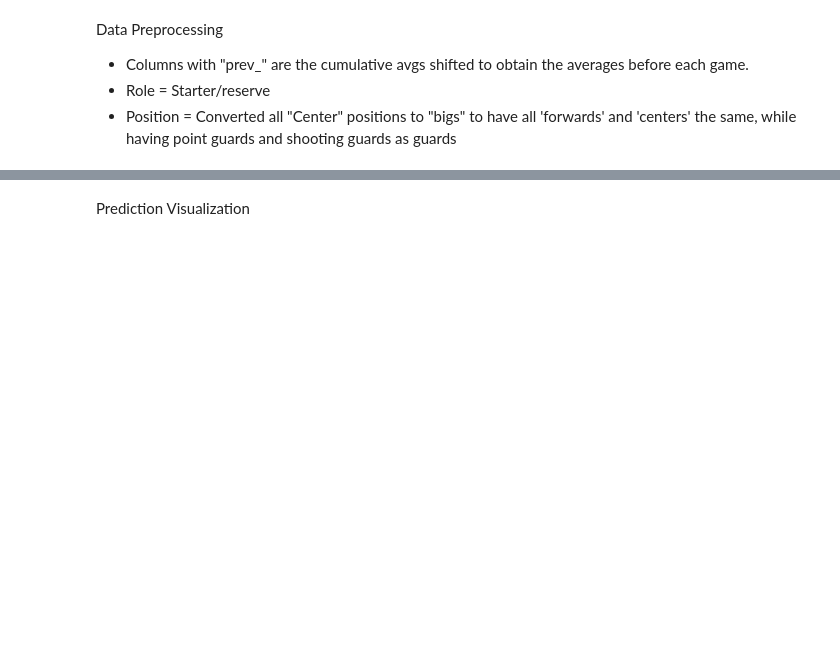
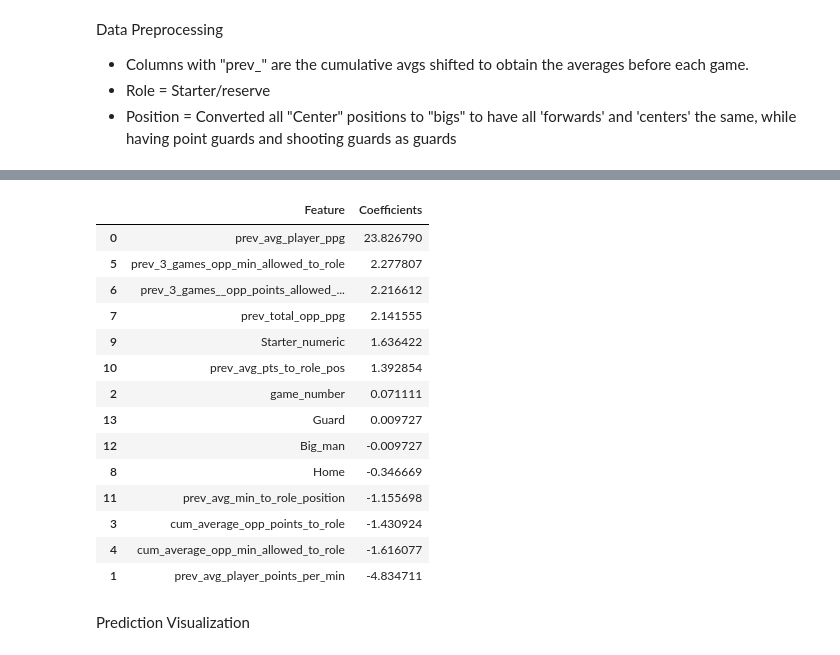
Before and after one commit to btatkinson/NCAA-basketball-Capstone, a Jupyter notebook: notebooks/models/Game_log_points_model.ipynb, the cells around one changed output, grey strips where cells are left out. Cells and saved outputs as stored; diff of their text form; code cells hidden in the pictures; blank space fills up the shorter version.

Commit message:
Added Linear Regression Coefficients For Features

```diff
--- a/notebooks/models/Game_log_points_model.ipynb
+++ b/notebooks/models/Game_log_points_model.ipynb
@@ -131,3 +131,22 @@ Mean Absolute Error: 3.8515258948587414
+# %%
+### Linear Regression Coefficients
+pd.DataFrame({"Feature":list(X_train.columns),"Coefficients":linear_reg.coef_}).sort_values(by='Coefficients',ascending= False)
+# %% [output]
+|  | Feature | Coefficients |
+| 0 | prev_avg_player_ppg | 23.826790 |
+| 5 | prev_3_games_opp_min_allowed_to_role | 2.277807 |
+| 6 | prev_3_games__opp_points_allowed_... | 2.216612 |
+| 7 | prev_total_opp_ppg | 2.141555 |
+| 9 | Starter_numeric | 1.636422 |
+| 10 | prev_avg_pts_to_role_pos | 1.392854 |
+| 2 | game_number | 0.071111 |
+| 13 | Guard | 0.009727 |
+| 12 | Big_man | -0.009727 |
+| 8 | Home | -0.346669 |
+| 11 | prev_avg_min_to_role_position | -1.155698 |
+| 3 | cum_average_opp_points_to_role | -1.430924 |
+| 4 | cum_average_opp_min_allowed_to_role | -1.616077 |
+| 1 | prev_avg_player_points_per_min | -4.834711 |
 # %% [markdown]
 Prediction Visualization
 # %%
```
Also changed, not shown: parts of 1 cell of this notebook.
